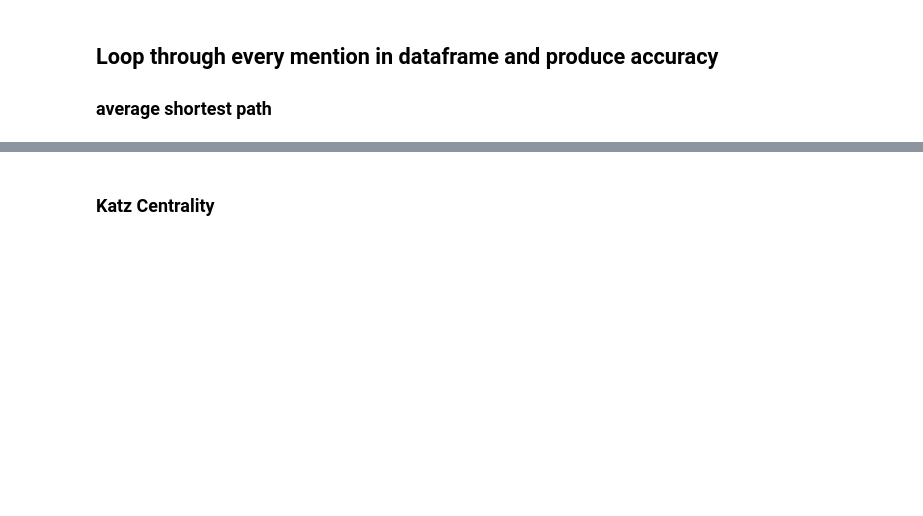
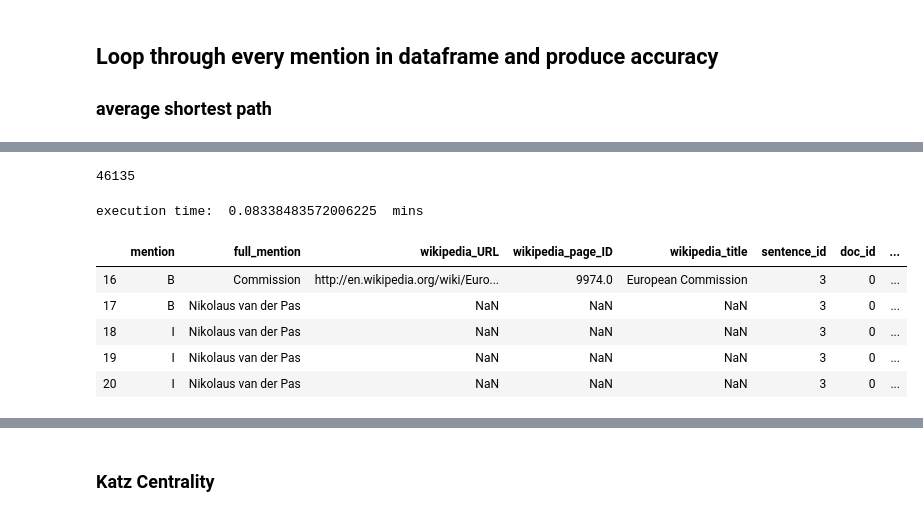
Before and after one commit to TheDigitalFrontier/entity-disambiguation, a Jupyter notebook: notebooks/pipeline/4d_congruence_distance.ipynb, the cells around one changed output, grey strips where cells are left out. Cells and saved outputs as stored; diff of their text form; code cells hidden in the pictures; blank space fills up the shorter version.

```diff
--- a/notebooks/pipeline/4d_congruence_distance.ipynb
+++ b/notebooks/pipeline/4d_congruence_distance.ipynb
@@ -444,0 +496,13 @@ Predictive Accuracy: 15.5%
+# %%
+sentence_id = 3
+sentence_df = entity_disambiguation_new[entity_disambiguation_new.sentence_id==sentence_id]
+#all candidates
+t = list(sentence_df.mention_candidate_pools_item_ids)
+candidates = [item for sublist in t for item in sublist]
+#all mentions
+t1 = list(sentence_df.congruent_mention_ids_anchor_link)
+congruence = [item for sublist in t1 for item in sublist]
+#the whole list we need from edges dataframe
+candidate_pool = candidates + congruence
+candidate_pool = list(set(candidate_pool))
+print(len(candidate_pool))
@@ -444,0 +522,15 @@ Predictive Accuracy: 15.5%
+# %%
+print(len(candidate_pool_dendrites))
+# %% [output]
+46135
+# %%
+#networkx object
+
+start = time.time()
+G = nx.from_pandas_edgelist(candidate_pool_dendrites,
+                       source='source_item_id', target='target_item_id',
+                       edge_attr=True, create_using=nx.MultiGraph())
+execution_time = (time.time()-start)/60
+print('execution time: ', execution_time, ' mins')
+# %% [output]
+execution time:  0.08338483572006225  mins
@@ -444,0 +551,9 @@ Predictive Accuracy: 15.5%
+# %%
+sentence_df
+# %% [output]
+|  | mention | full_mention | wikipedia_URL | wikipedia_page_ID | wikipedia_title | sentence_id | doc_id | ... |
+| 16 | B | Commission | http://en.wikipedia.org/wiki/Euro... | 9974.0 | European Commission | 3 | 0 | ... |
+| 17 | B | Nikolaus van der Pas | NaN | NaN | NaN | 3 | 0 | ... |
+| 18 | I | Nikolaus van der Pas | NaN | NaN | NaN | 3 | 0 | ... |
+| 19 | I | Nikolaus van der Pas | NaN | NaN | NaN | 3 | 0 | ... |
+| 20 | I | Nikolaus van der Pas | NaN | NaN | NaN | 3 | 0 | ... |
```
Also changed, not shown: parts of 46 cells of this notebook.
